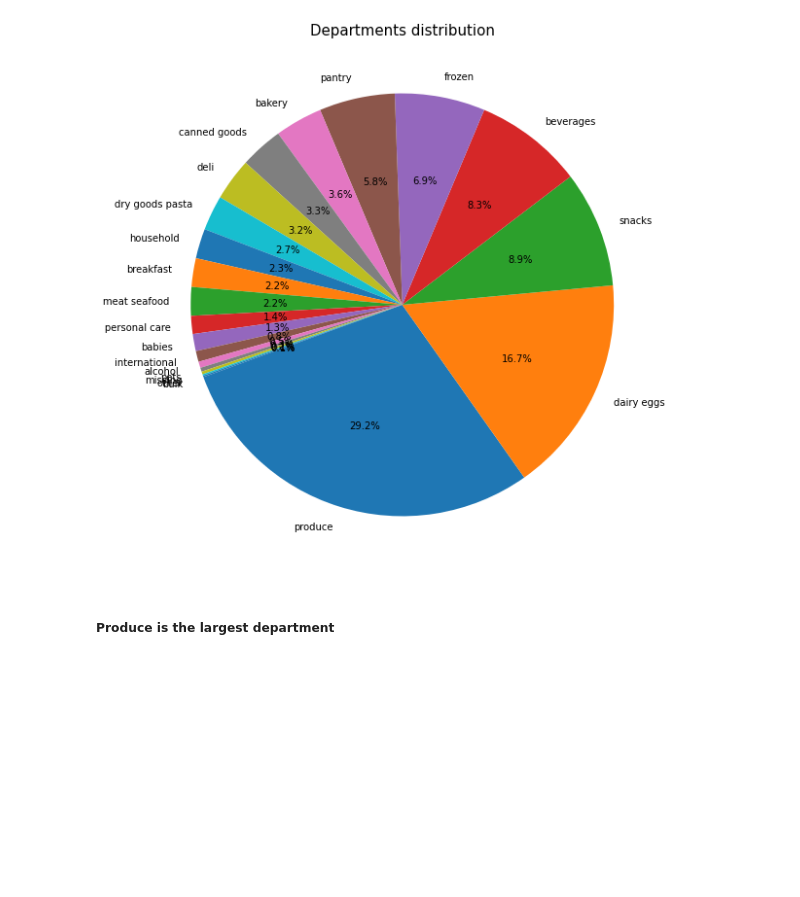
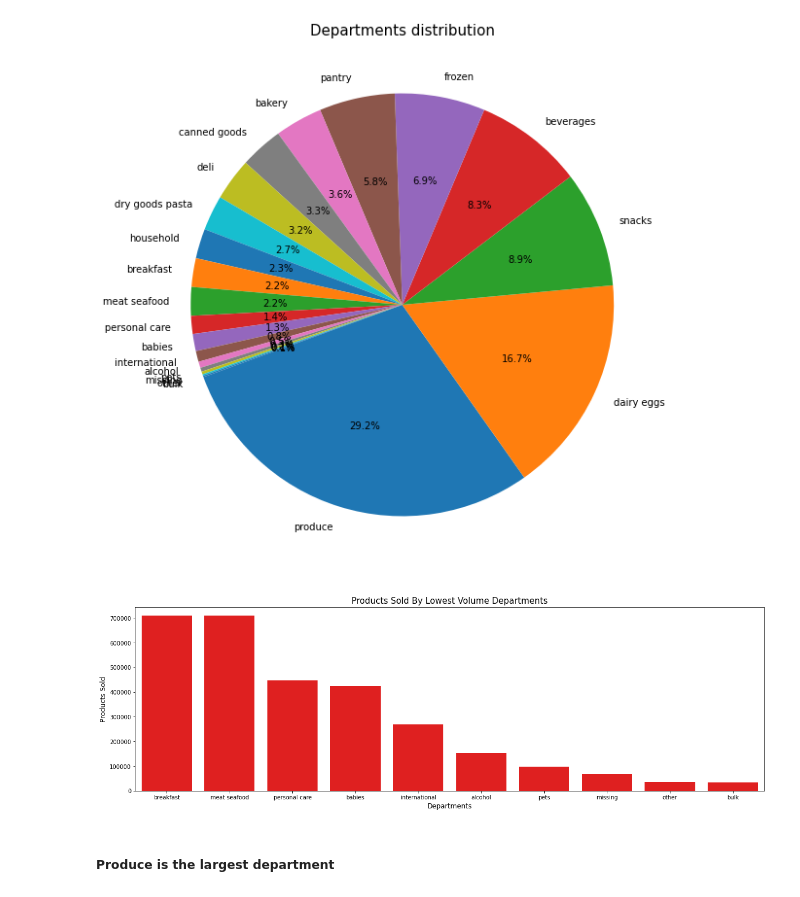
Before and after one commit to ProjectGroup17/Instacart, a Jupyter notebook: Instacart_Market_Basket_Analysis.ipynb, the cells around one changed output. Saved outputs shown, nothing was run; the diff lists cells and outputs as text; code cells hidden in the pictures; blank space fills up the shorter version.

```diff
--- a/Instacart_Market_Basket_Analysis.ipynb
+++ b/Instacart_Market_Basket_Analysis.ipynb
@@ -409,6 +421,16 @@ plt.title("Departments distribution", fontsize=15)
 plt.show()
 # %% [output]
 [figure]
+# %%
+dept_infreq = order_products_prior['department'].value_counts().tail(10)
+plt.figure(figsize=(20,6))
+sns.barplot(dept_infreq.index, dept_infreq.values, color='red')
+plt.ylabel('Products Sold', fontsize=12)
+plt.xlabel('Departments', fontsize=12)
+plt.title('Products Sold By Lowest Volume Departments', fontsize=15)
+plt.show()
+# %% [output]
+[figure, added]
 # %% [markdown]
 ##### Produce is the largest department
 # %% [markdown]
```
Also changed, not shown: parts of 6 cells of this notebook.
